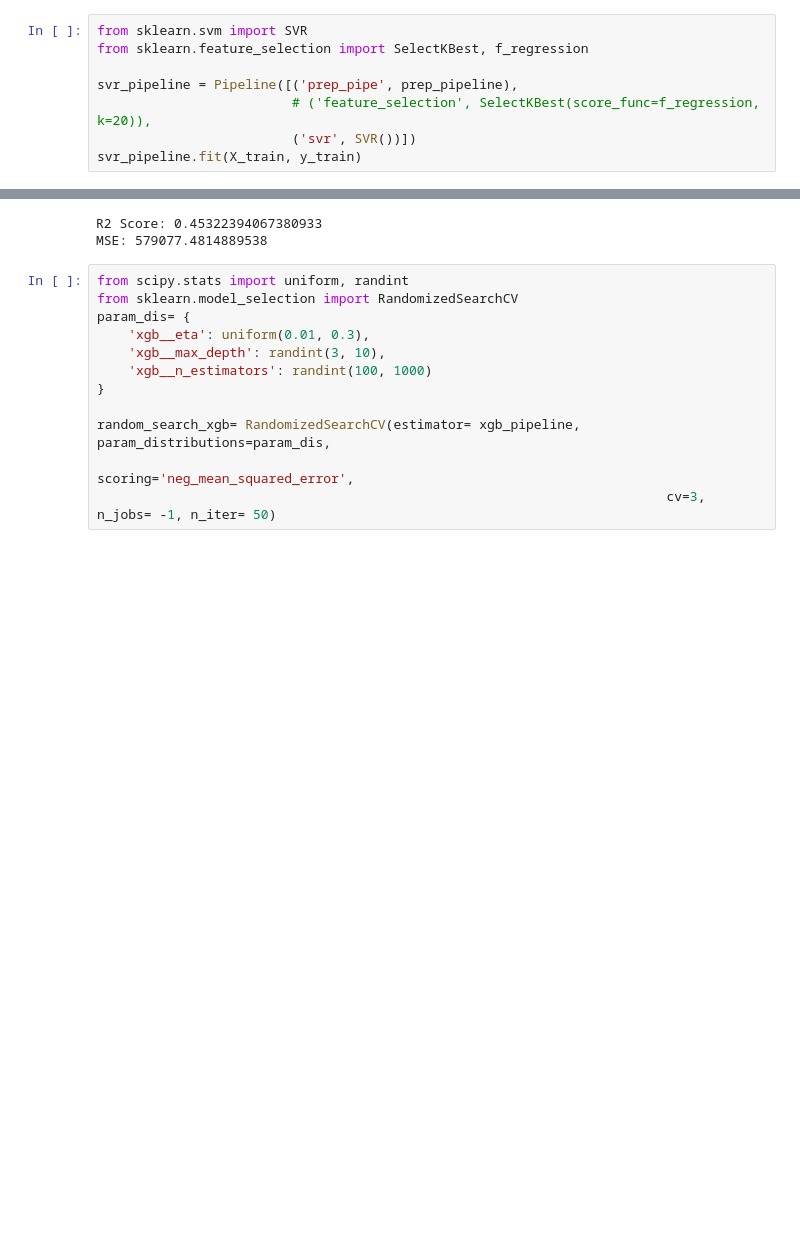
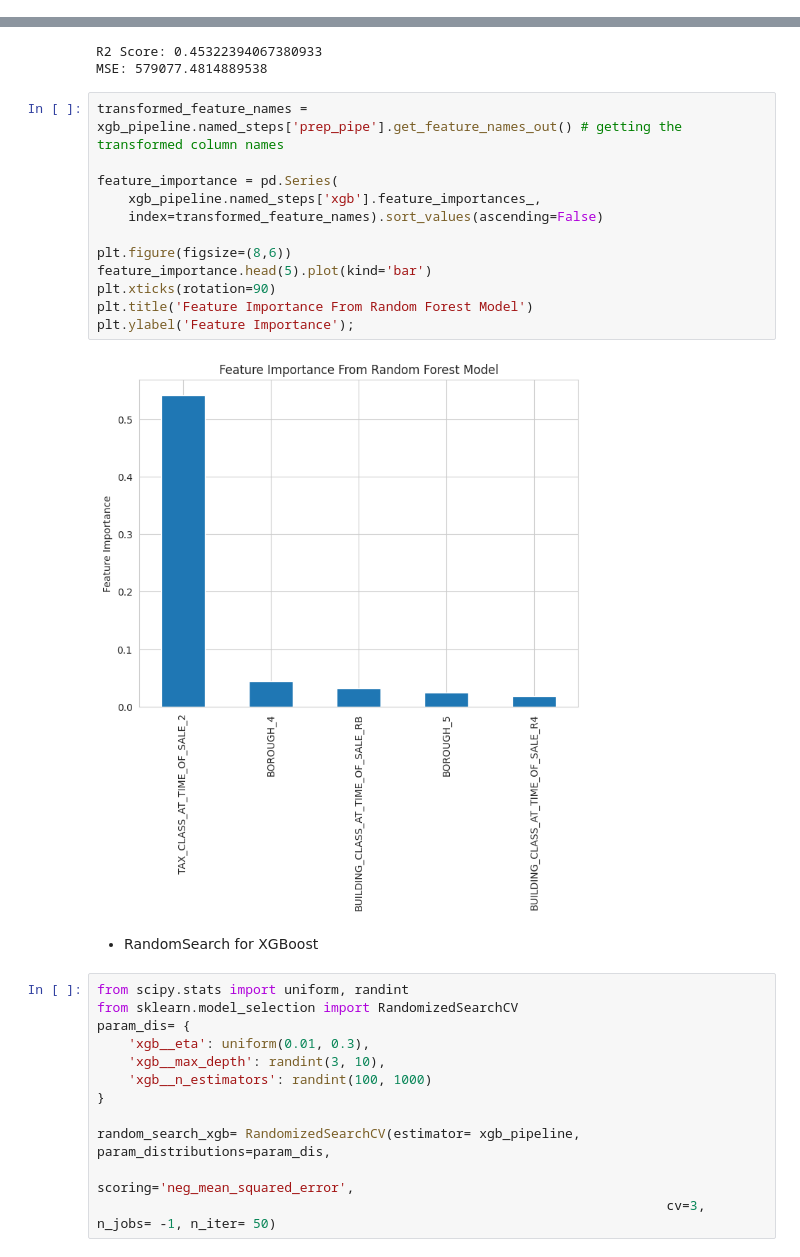
Before and after one commit to eshentong/NYC-HousingPricePrediction, a Jupyter notebook: BA810_NYC_Propertiesipynb.ipynb, the cells around one changed output, grey strips where cells are left out. Drawn from its saved outputs; the diff is of its cells as text; blank space fills up the shorter version.

```diff
--- a/BA810_NYC_Propertiesipynb.ipynb
+++ b/BA810_NYC_Propertiesipynb.ipynb
@@ -761,8 +768,0 @@ MSE: 588878.4085839738
-# %%
-from sklearn.svm import SVR
-from sklearn.feature_selection import SelectKBest, f_regression
-
-svr_pipeline = Pipeline([('prep_pipe', prep_pipeline),
-                         # ('feature_selection', SelectKBest(score_func=f_regression, k=20)),
-                         ('svr', SVR())])
-svr_pipeline.fit(X_train, y_train)
@@ -830,6 +802,22 @@ print(f'MSE: {mse}')
 # %% [output]
 R2 Score: 0.45322394067380933
 MSE: 579077.4814889538
+# %%
+transformed_feature_names = xgb_pipeline.named_steps['prep_pipe'].get_feature_names_out() # getting the transformed column names
+
+feature_importance = pd.Series(
+    xgb_pipeline.named_steps['xgb'].feature_importances_,
+    index=transformed_feature_names).sort_values(ascending=False)
+
+plt.figure(figsize=(8,6))
+feature_importance.head(5).plot(kind='bar')
+plt.xticks(rotation=90)
+plt.title('Feature Importance From Random Forest Model')
+plt.ylabel('Feature Importance');
+# %% [output]
+[figure, added]
+# %% [markdown]
+- RandomSearch for XGBoost
 # %%
 from scipy.stats import uniform, randint
 from sklearn.model_selection import RandomizedSearchCV
```
Also changed, not shown: parts of 15 cells of this notebook.
